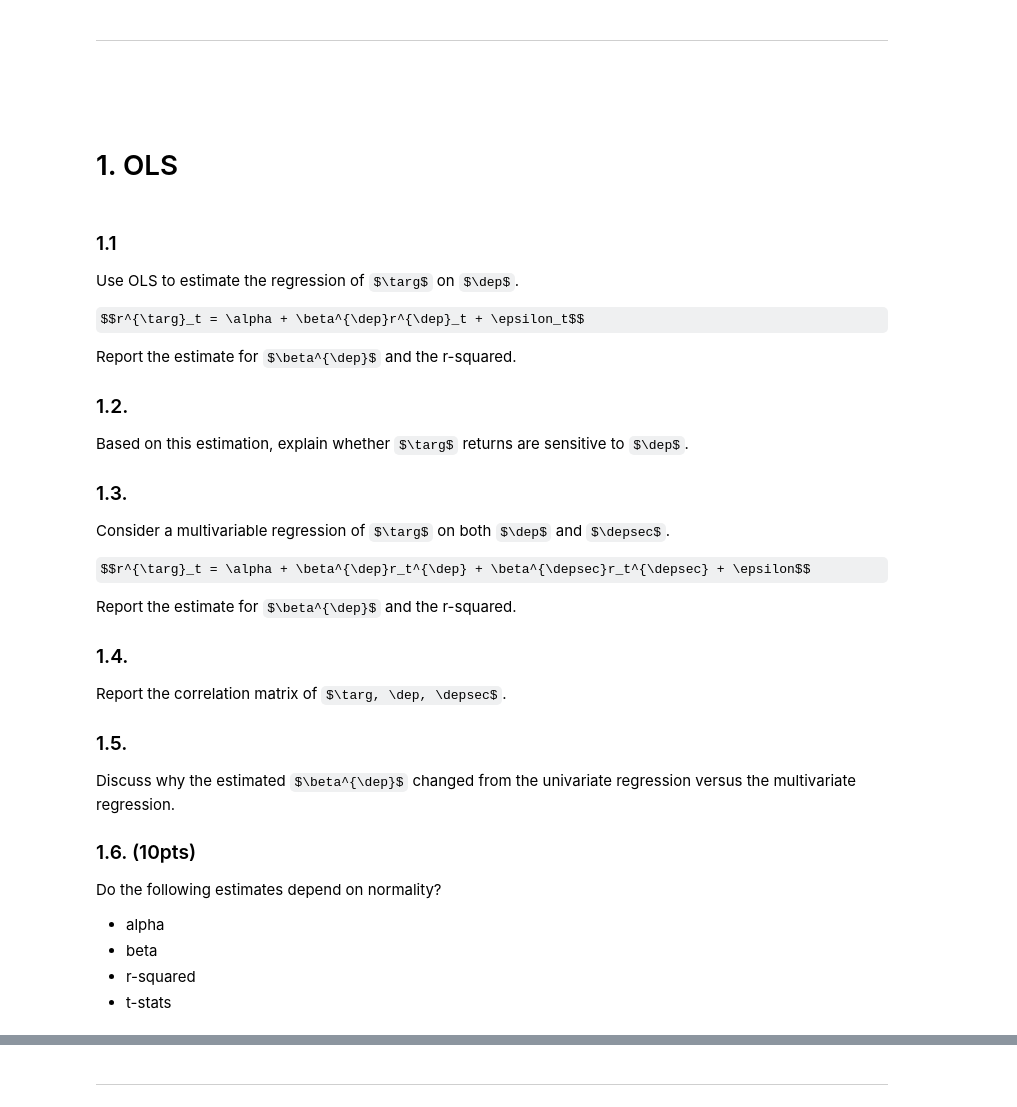
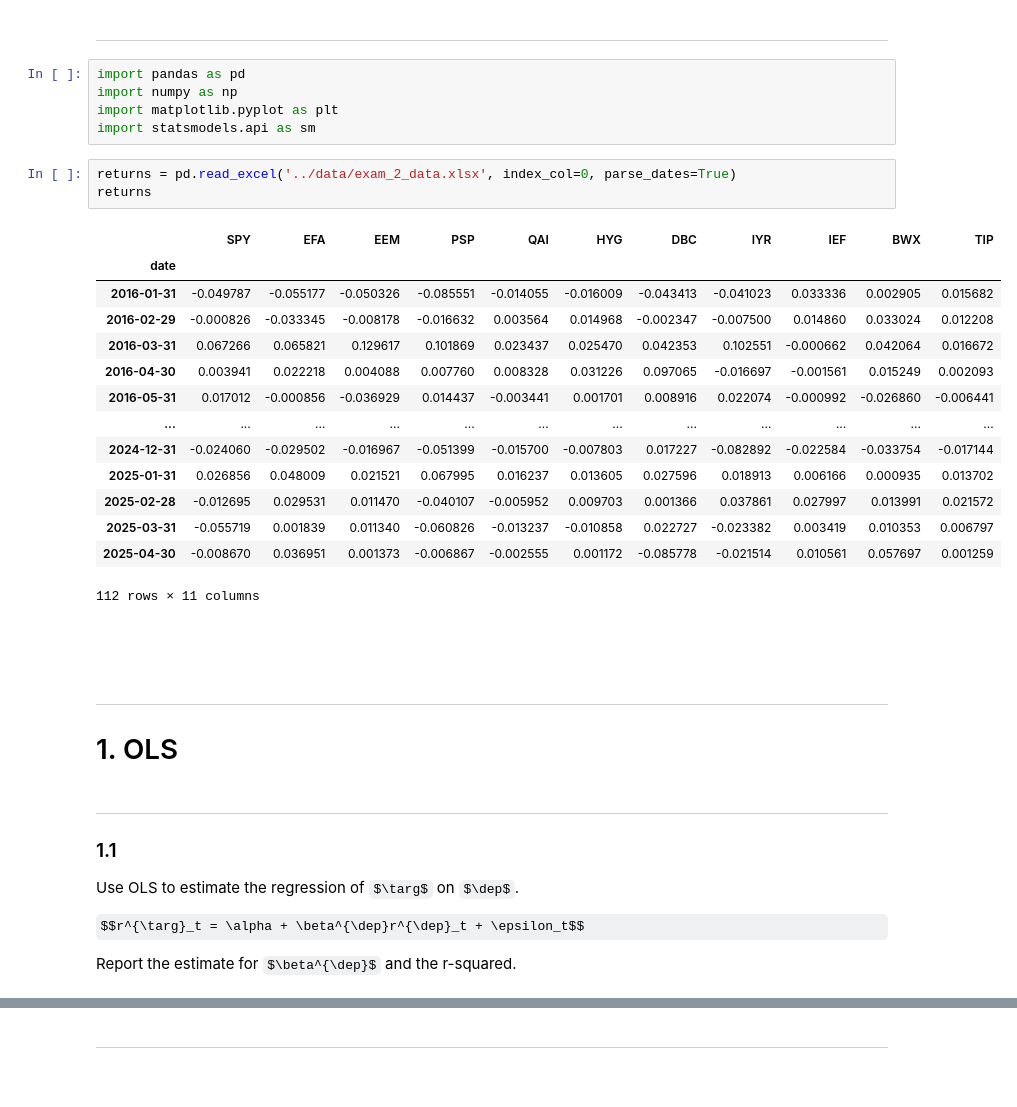
Before and after one commit to dakshox/drw-prework-2025, a Jupyter notebook: assignments/Assessment 2.ipynb, the cells around one changed output, grey strips where cells are left out. Cells and saved outputs as stored; diff of their text form; some formulas as TeX source; blank space fills up the shorter version.

```diff
--- a/assignments/Assessment 2.ipynb
+++ b/assignments/Assessment 2.ipynb
@@ -25,41 +25,41 @@ The exam makes use of data found in
 `data/exam_2_data.xlsx`
 # %% [markdown]
 ***
+# %%
+import pandas as pd
+import numpy as np
+import matplotlib.pyplot as plt
+import statsmodels.api as sm
+# %%
+returns = pd.read_excel('../data/exam_2_data.xlsx', index_col=0, parse_dates=True)
+returns
+# %% [output]
+|  | SPY | EFA | EEM | PSP | QAI | HYG | DBC | IYR | IEF | BWX | TIP |
+| date |  |  |  |  |  |  |  |  |  |  |  |
+| 2016-01-31 | -0.049787 | -0.055177 | -0.050326 | -0.085551 | -0.014055 | -0.016009 | -0.043413 | -0.041023 | 0.033336 | 0.002905 | 0.015682 |
+| 2016-02-29 | -0.000826 | -0.033345 | -0.008178 | -0.016632 | 0.003564 | 0.014968 | -0.002347 | -0.007500 | 0.014860 | 0.033024 | 0.012208 |
+| 2016-03-31 | 0.067266 | 0.065821 | 0.129617 | 0.101869 | 0.023437 | 0.025470 | 0.042353 | 0.102551 | -0.000662 | 0.042064 | 0.016672 |
+| 2016-04-30 | 0.003941 | 0.022218 | 0.004088 | 0.007760 | 0.008328 | 0.031226 | 0.097065 | -0.016697 | -0.001561 | 0.015249 | 0.002093 |
+| 2016-05-31 | 0.017012 | -0.000856 | -0.036929 | 0.014437 | -0.003441 | 0.001701 | 0.008916 | 0.022074 | -0.000992 | -0.026860 | -0.006441 |
+| ... | ... | ... | ... | ... | ... | ... | ... | ... | ... | ... | ... |
+| 2024-12-31 | -0.024060 | -0.029502 | -0.016967 | -0.051399 | -0.015700 | -0.007803 | 0.017227 | -0.082892 | -0.022584 | -0.033754 | -0.017144 |
+| 2025-01-31 | 0.026856 | 0.048009 | 0.021521 | 0.067995 | 0.016237 | 0.013605 | 0.027596 | 0.018913 | 0.006166 | 0.000935 | 0.013702 |
+| 2025-02-28 | -0.012695 | 0.029531 | 0.011470 | -0.040107 | -0.005952 | 0.009703 | 0.001366 | 0.037861 | 0.027997 | 0.013991 | 0.021572 |
+| 2025-03-31 | -0.055719 | 0.001839 | 0.011340 | -0.060826 | -0.013237 | -0.010858 | 0.022727 | -0.023382 | 0.003419 | 0.010353 | 0.006797 |
+| 2025-04-30 | -0.008670 | 0.036951 | 0.001373 | -0.006867 | -0.002555 | 0.001172 | -0.085778 | -0.021514 | 0.010561 | 0.057697 | 0.001259 |
+112 rows × 11 columns
 # %% [markdown]
 $$\newcommand{\targ}{\text{HYG}}$$
 $$\newcommand{\dep}{\text{IEF}}$$
 $$\newcommand{\depsec}{\text{SPY}}$$
 # %% [markdown]
+---
 # 1. OLS
 # %% [markdown]
+---
 ### 1.1
 Use OLS to estimate the regression of $\targ$ on $\dep$.
 
 $$r^{\targ}_t = \alpha + \beta^{\dep}r^{\dep}_t + \epsilon_t$$
 
 Report the estimate for $\beta^{\dep}$ and the r-squared.
-
-
-### 1.2.
-Based on this estimation, explain whether $\targ$ returns are sensitive to $\dep$.
-
-### 1.3.
-
-Consider a multivariable regression of $\targ$ on both $\dep$ and $\depsec$.
-
-$$r^{\targ}_t = \alpha + \beta^{\dep}r_t^{\dep} + \beta^{\depsec}r_t^{\depsec} + \epsilon$$
-
-Report the estimate for $\beta^{\dep}$ and the r-squared.
-
-### 1.4.
-Report the correlation matrix of $\targ, \dep, \depsec$.
-
-### 1.5.
-Discuss why the estimated $\beta^{\dep}$ changed from the univariate regression versus the multivariate regression.
-
-### 1.6. (10pts)
-Do the following estimates depend on normality?
-* alpha
-* beta
-* r-squared
-* t-stats
```
Also changed, not shown: parts of 44 cells of this notebook.
